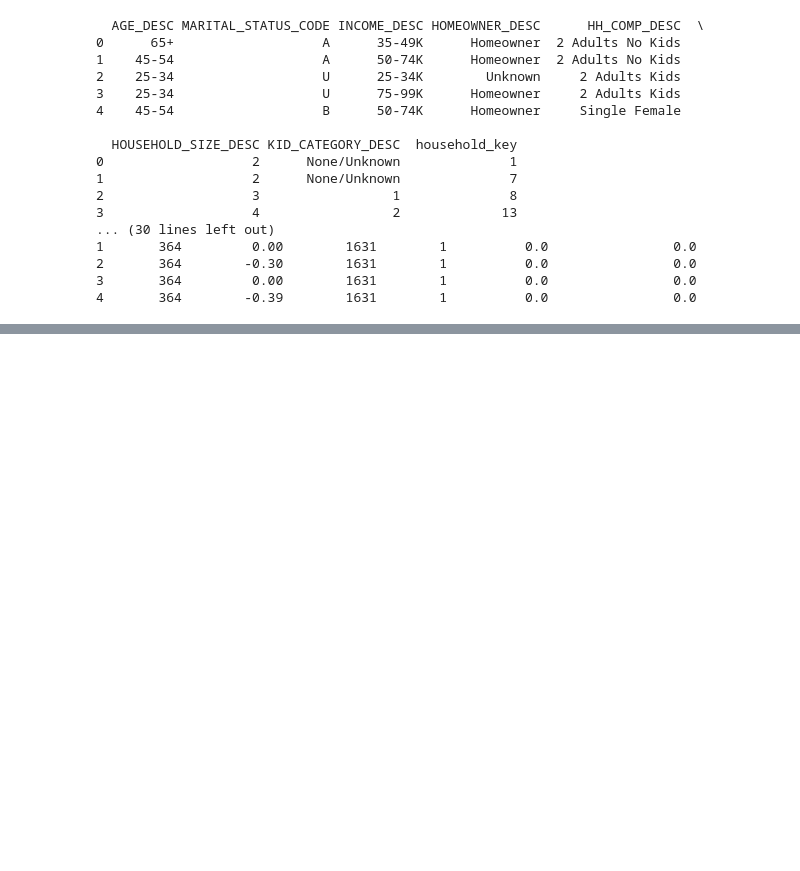
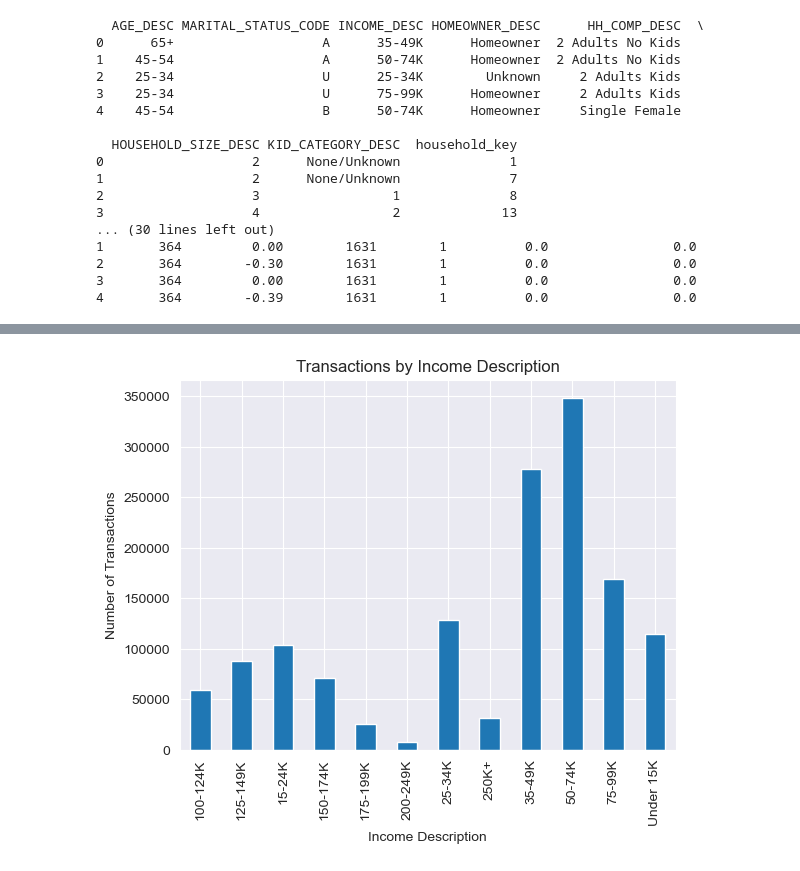
Before and after one commit to satya-ssmr/Dunnhumby_Project, a Jupyter notebook: transaction_data_analysis.ipynb, the cells around one changed output, grey strips where cells are left out. Saved outputs shown, nothing was run; the diff lists cells and outputs as text; code cells hidden in the pictures; blank space fills up the shorter version.

```diff
--- a/transaction_data_analysis.ipynb
+++ b/transaction_data_analysis.ipynb
@@ -25,0 +105,13 @@ print(Reading_data_transaction.head()) #Top 5 rows view of the data
+# %%
+# Count transactions by income description
+txns_by_income = merged.groupby('INCOME_DESC')['household_key'].count()
+
+# Plot bar chart
+import matplotlib.pyplot as plt
+txns_by_income.plot(kind='bar')
+plt.title('Transactions by Income Description')
+plt.xlabel('Income Description')
+plt.ylabel('Number of Transactions')
+plt.show()
+# %% [output]
+[figure, added]
```
Also changed, not shown: parts of 5 cells of this notebook, 2 other files.
